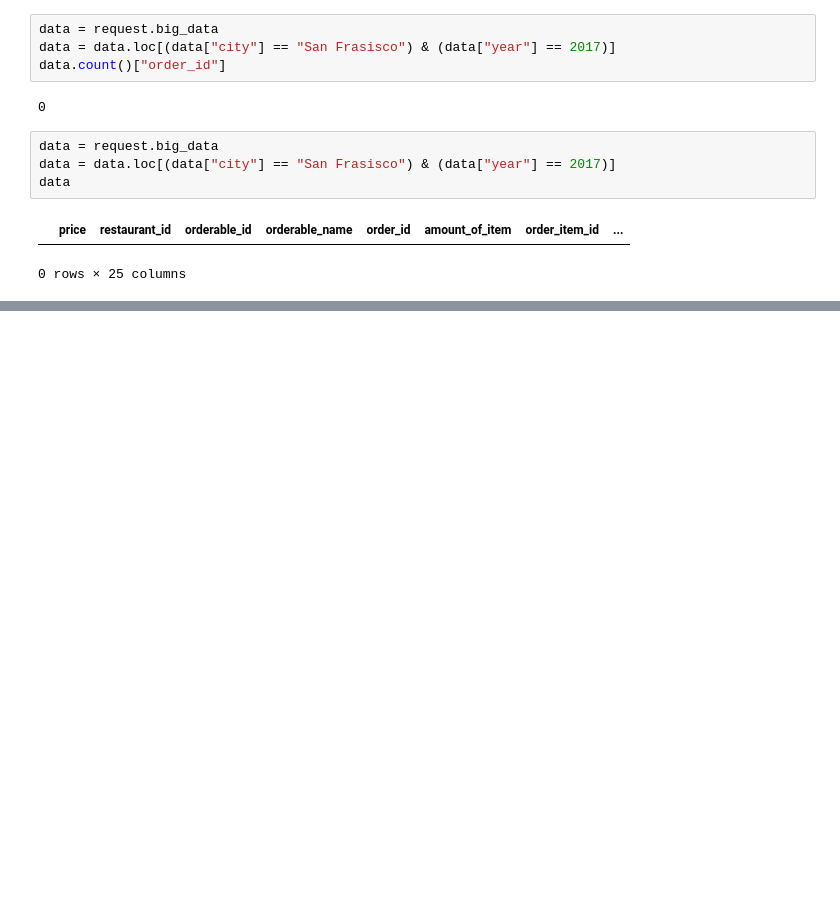
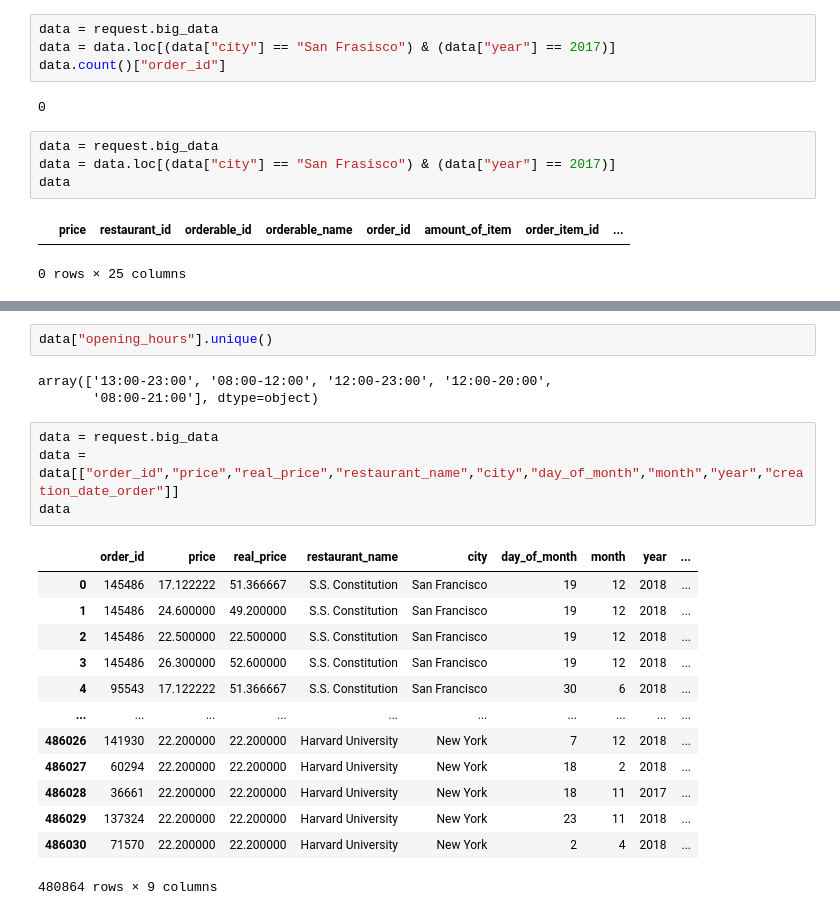
Before and after one commit to FortuneBT/Accenture-Project, a Jupyter notebook: request3.ipynb, the cells around one changed output, grey strips where cells are left out. Saved outputs shown, nothing was run; the diff lists cells and outputs as text; blank space fills up the shorter version.

```diff
--- a/request3.ipynb
+++ b/request3.ipynb
@@ -65,0 +140,23 @@ newData
+# %%
+data["opening_hours"].unique()
+# %% [output]
+array(['13:00-23:00', '08:00-12:00', '12:00-23:00', '12:00-20:00',
+       '08:00-21:00'], dtype=object)
+# %%
+data = request.big_data
+data = data[["order_id","price","real_price","restaurant_name","city","day_of_month","month","year","creation_date_order"]]
+data
+# %% [output]
+|  | order_id | price | real_price | restaurant_name | city | day_of_month | month | year | ... |
+| 0 | 145486 | 17.122222 | 51.366667 | S.S. Constitution | San Francisco | 19 | 12 | 2018 | ... |
+| 1 | 145486 | 24.600000 | 49.200000 | S.S. Constitution | San Francisco | 19 | 12 | 2018 | ... |
+| 2 | 145486 | 22.500000 | 22.500000 | S.S. Constitution | San Francisco | 19 | 12 | 2018 | ... |
+| 3 | 145486 | 26.300000 | 52.600000 | S.S. Constitution | San Francisco | 19 | 12 | 2018 | ... |
+| 4 | 95543 | 17.122222 | 51.366667 | S.S. Constitution | San Francisco | 30 | 6 | 2018 | ... |
+| ... | ... | ... | ... | ... | ... | ... | ... | ... | ... |
+| 486026 | 141930 | 22.200000 | 22.200000 | Harvard University | New York | 7 | 12 | 2018 | ... |
+| 486027 | 60294 | 22.200000 | 22.200000 | Harvard University | New York | 18 | 2 | 2018 | ... |
+| 486028 | 36661 | 22.200000 | 22.200000 | Harvard University | New York | 18 | 11 | 2017 | ... |
+| 486029 | 137324 | 22.200000 | 22.200000 | Harvard University | New York | 23 | 11 | 2018 | ... |
+| 486030 | 71570 | 22.200000 | 22.200000 | Harvard University | New York | 2 | 4 | 2018 | ... |
+480864 rows × 9 columns
```
Also changed, not shown: parts of 33 cells of this notebook, 3 other files.
